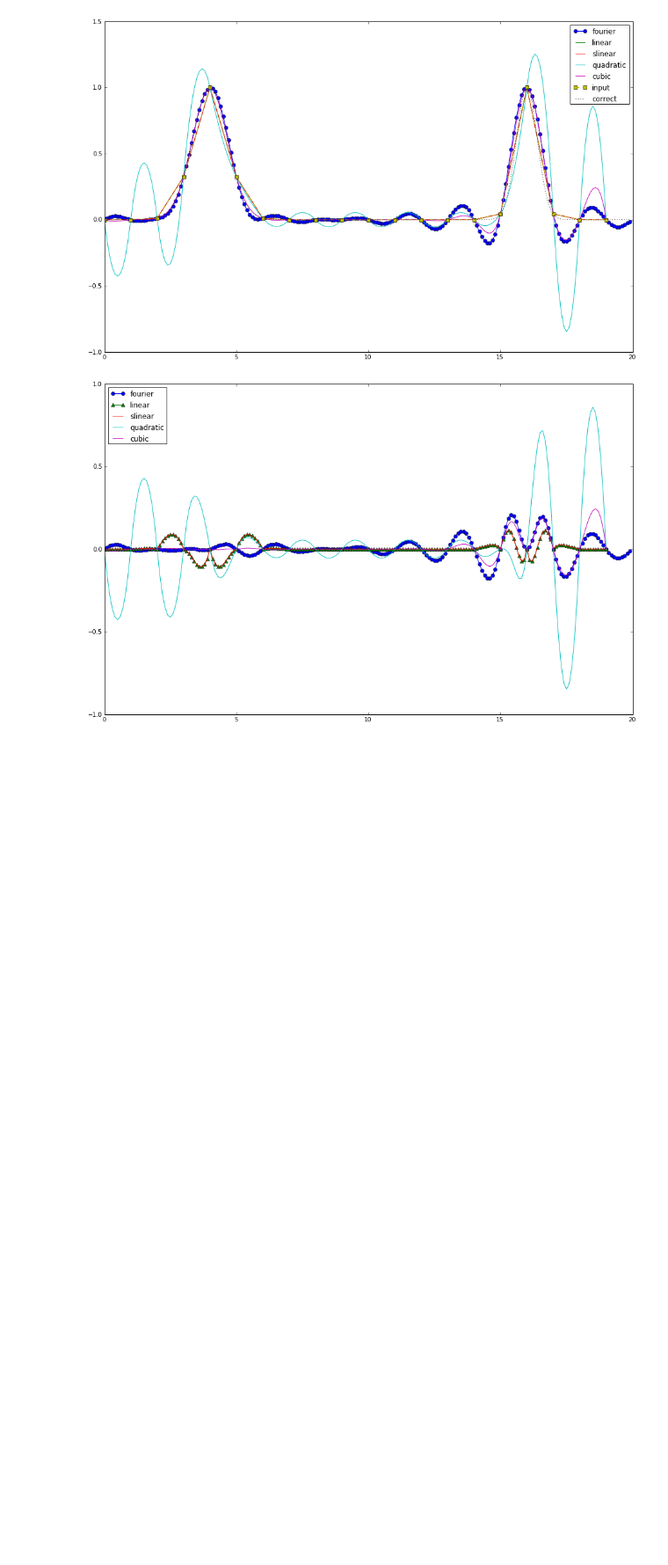
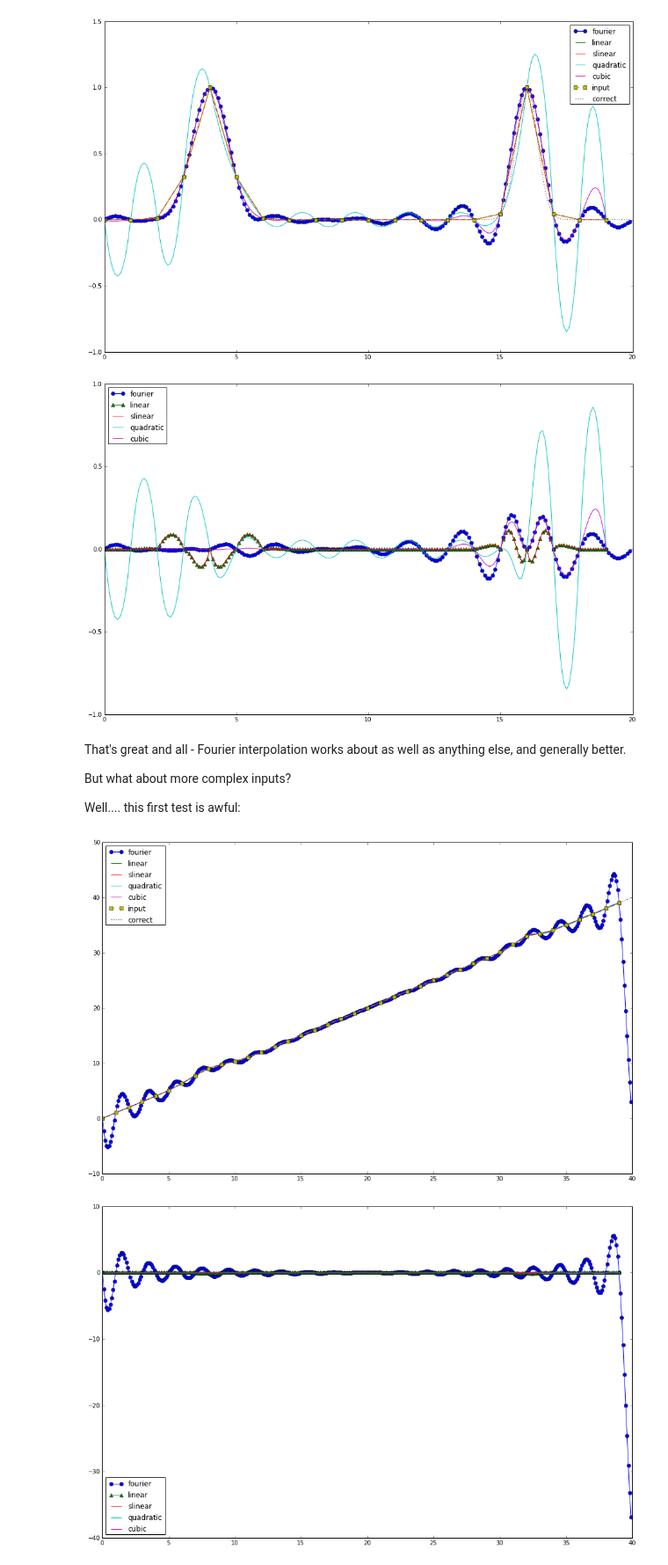
Before and after one commit to keflavich/image_registration, a Jupyter notebook: doc/Fourier Scaling = Zooming = Similarity.ipynb, the cells around one changed output. Shown at 88% size. Cells and saved outputs as stored; diff of their text form; code cells hidden in the pictures; blank space fills up the shorter version.

```diff
--- a/doc/Fourier Scaling = Zooming = Similarity.ipynb
+++ b/doc/Fourier Scaling = Zooming = Similarity.ipynb
@@ -197,3 +165,15 @@ interpcompare(f, arange(0,20), arange(0,20,0.1))
 # %% [output]
 [figure]
 [figure]
+# %% [markdown]
+That's great and all - Fourier interpolation works about as well as anything else, and generally better.
+
+But what about more complex inputs?
+
+Well.... this first test is awful:
+# %%
+f = lambda x: exp(-(x/4.-2.)**2/(2.*(1/3.)**2))+exp(-(x/4.-8.)**2/(2.*(1/5.)**2))+x
+interpcompare(f, arange(0,40), arange(0,40,0.1))
+# %% [output]
+[figure, added]
+[figure, added]
```
Also changed, not shown: parts of 16 cells of this notebook, 2 other files.
